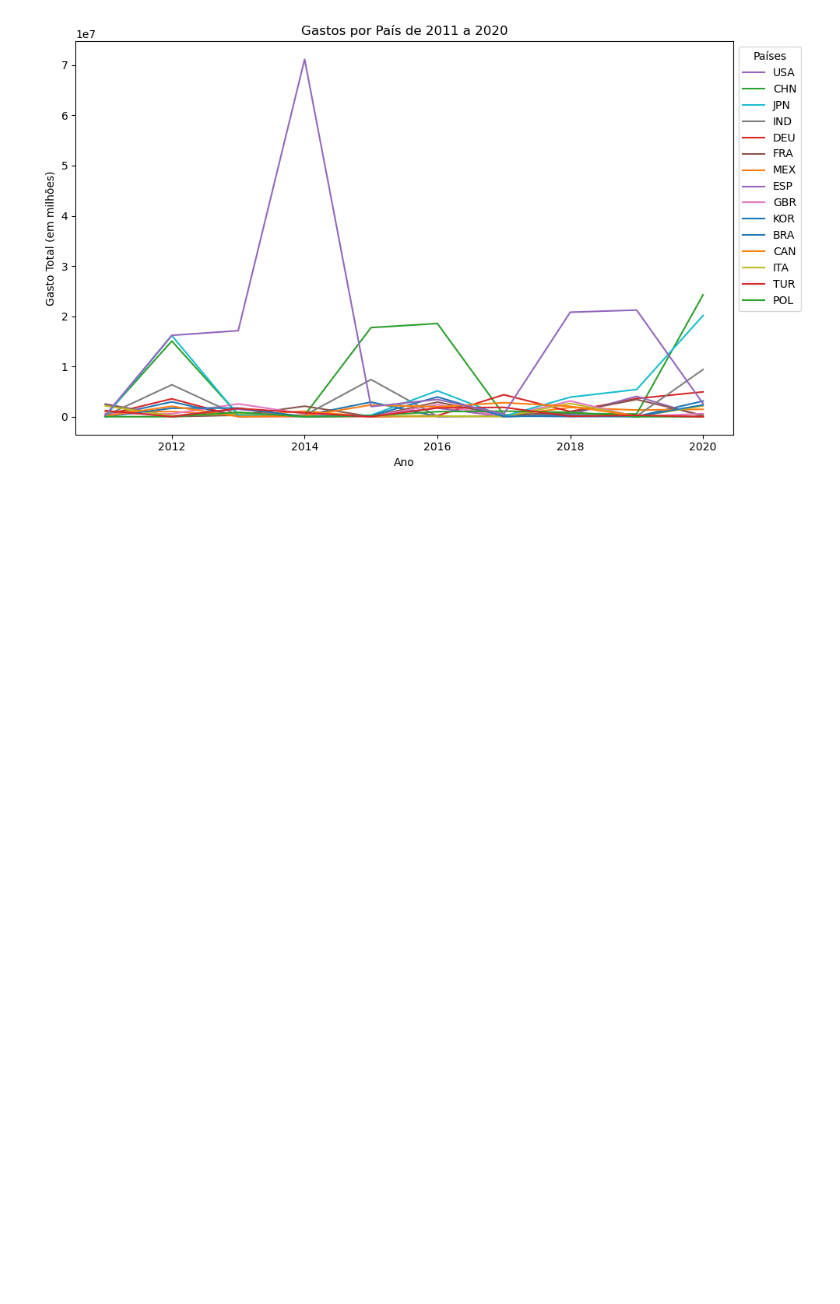
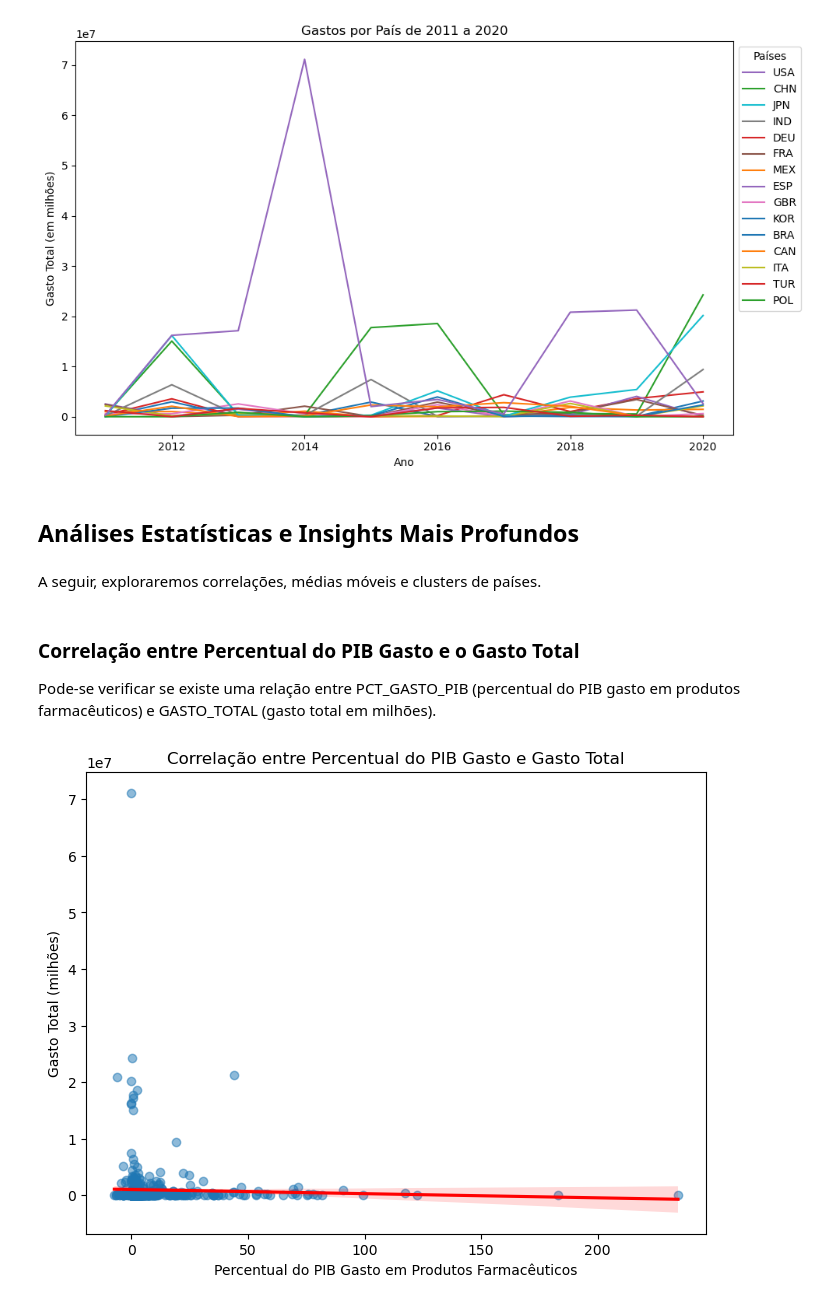
Before and after one commit to GiovanaHoffmann/Gastos-farmaceuticos-por-pais_Analise, a Jupyter notebook: Analise_exploratoria_simples.ipynb, the cells around one changed output. Saved outputs shown, nothing was run; the diff lists cells and outputs as text; code cells hidden in the pictures; blank space fills up the shorter version.

```diff
--- a/Analise_exploratoria_simples.ipynb
+++ b/Analise_exploratoria_simples.ipynb
@@ -187,3 +191,21 @@ plt.tight_layout()
 plt.show()
 # %% [output]
 [figure]
+# %% [markdown]
+## Análises Estatísticas e Insights Mais Profundos
+# %% [markdown]
+A seguir, exploraremos correlações, médias móveis e clusters de países.
+# %% [markdown]
+### Correlação entre Percentual do PIB Gasto e o Gasto Total
+
+Pode-se verificar se existe uma relação entre PCT_GASTO_PIB (percentual do PIB gasto em produtos farmacêuticos) e GASTO_TOTAL (gasto total em milhões).
+# %%
+# Criando um gráfico de dispersão com linha de tendência
+plt.figure(figsize=(8, 6))
+sns.regplot(x=df_filtrado["PCT_GASTO_PIB"], y=df_filtrado["GASTO_TOTAL"], scatter_kws={"alpha":0.5}, line_kws={"color":"red"})
+plt.title("Correlação entre Percentual do PIB Gasto e Gasto Total")
+plt.xlabel("Percentual do PIB Gasto em Produtos Farmacêuticos")
+plt.ylabel("Gasto Total (milhões)")
+plt.show()
+# %% [output]
+[figure, added]
```
Also changed, not shown: parts of 18 cells of this notebook, 1 other file.
